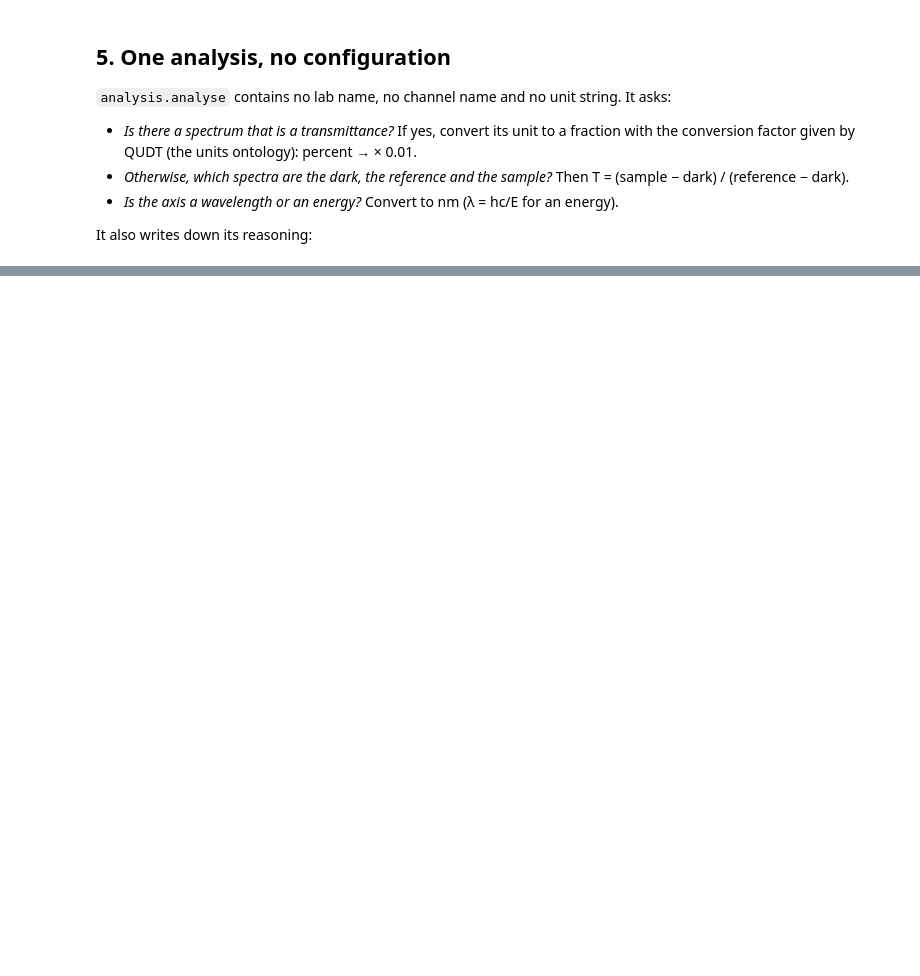
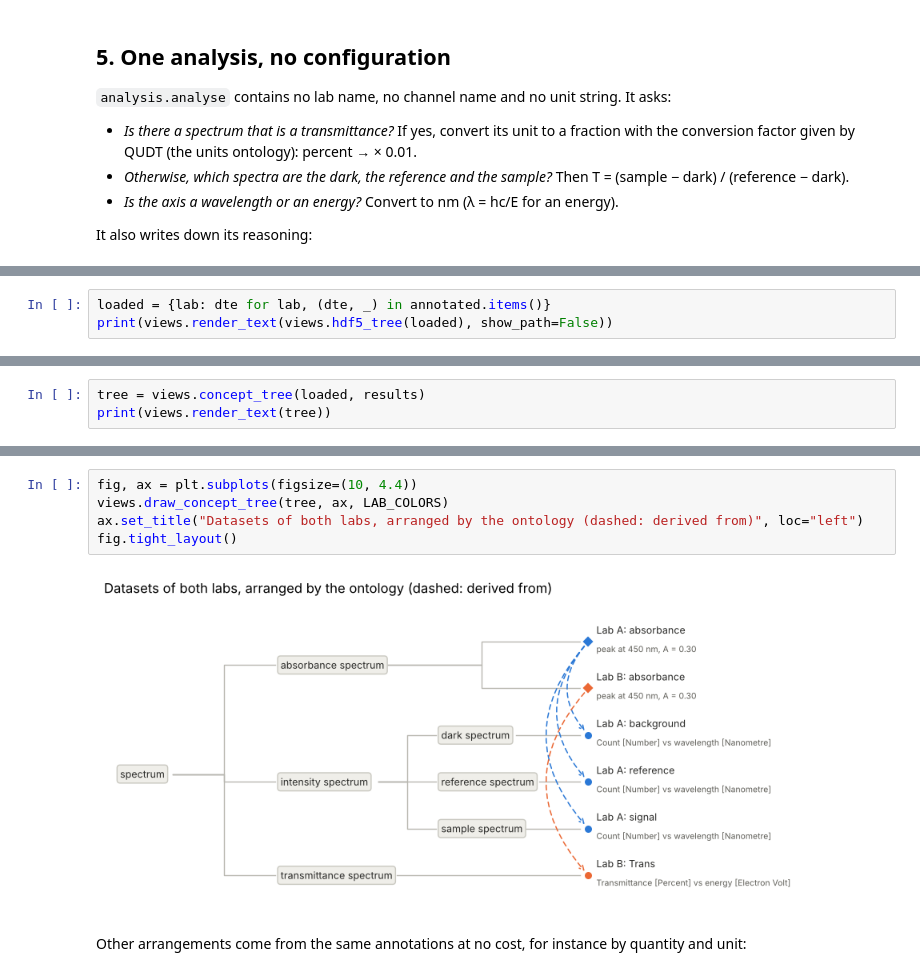
Before and after one commit to PyMoDAQ/spectrum-demo, a Jupyter notebook: notebooks/spectrum_ontology_demo.ipynb, the cells around one changed output, grey strips where cells are left out. Drawn from its saved outputs; the diff is of its cells as text; blank space fills up the shorter version.

```diff
--- a/notebooks/spectrum_ontology_demo.ipynb
+++ b/notebooks/spectrum_ontology_demo.ipynb
@@ -205,0 +273,3 @@ fig.tight_layout()
+# %%
+loaded = {lab: dte for lab, (dte, _) in annotated.items()}
+print(views.render_text(views.hdf5_tree(loaded), show_path=False))
@@ -205,0 +299,3 @@ fig.tight_layout()
+# %%
+tree = views.concept_tree(loaded, results)
+print(views.render_text(tree))
@@ -205,0 +316,9 @@ fig.tight_layout()
+# %%
+fig, ax = plt.subplots(figsize=(10, 4.4))
+views.draw_concept_tree(tree, ax, LAB_COLORS)
+ax.set_title("Datasets of both labs, arranged by the ontology (dashed: derived from)", loc="left")
+fig.tight_layout()
+# %% [output]
+[figure, added]
+# %% [markdown]
+Other arrangements come from the same annotations at no cost, for instance by quantity and unit:
```
Also changed, not shown: parts of 27 cells of this notebook, 5 other files.
